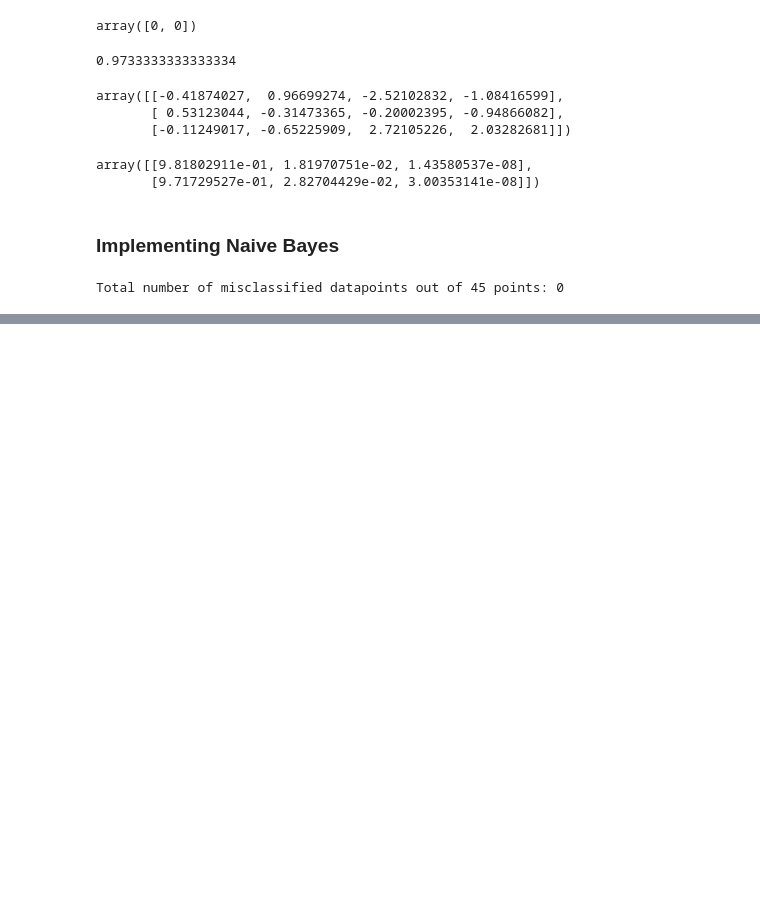
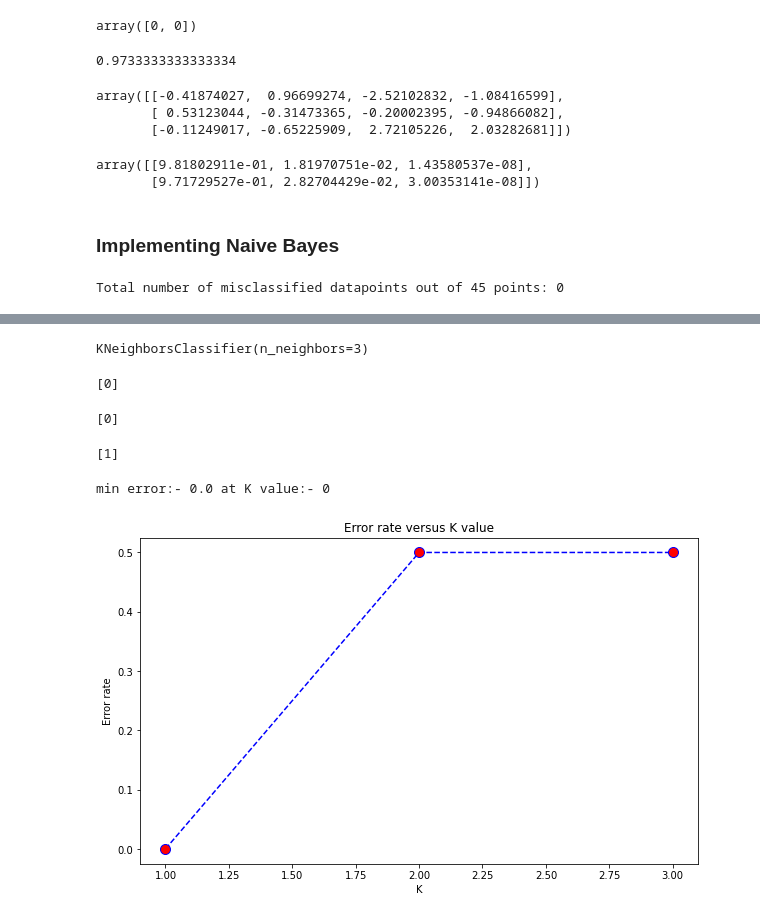
Before and after one commit to snigdhakakkar/ML_Algo_Implementation, a Jupyter notebook: MachineLearningAlgoPracticeSheet.ipynb, the cells around one changed output, grey strips where cells are left out. Saved outputs shown, nothing was run; the diff lists cells and outputs as text; code cells hidden in the pictures; blank space fills up the shorter version.

```diff
--- a/MachineLearningAlgoPracticeSheet.ipynb
+++ b/MachineLearningAlgoPracticeSheet.ipynb
@@ -259,0 +309,46 @@ Total number of misclassified datapoints out of 45 points: 0
+# %%
+X = [[1], [2], [3], [4], [5], [6]]
+y = [0,0,0,0,1,1]
+
+from sklearn.neighbors import KNeighborsClassifier
+neigh = KNeighborsClassifier(n_neighbors = 3)
+neigh.fit(X,y)
+# %% [output]
+KNeighborsClassifier(n_neighbors=3)
+# %%
+print(neigh.predict([[1.4]]))
+# %% [output]
+[0]
+# %%
+print(neigh.predict([[3.7]]))
+# %% [output]
+[0]
+# %%
+print(neigh.predict([[5.4]]))
+# %% [output]
+[1]
+# %%
+### selecting an optimal k value
+from sklearn.neighbors import KNeighborsClassifier
+from sklearn.model_selection import train_test_split
+X_train, X_test, y_train, y_test = train_test_split(X,y, test_size=0.3, random_state=0)
+
+error_rate = []
+for i in range(1,4):
+    knn = KNeighborsClassifier(n_neighbors = i)
+    knn.fit(X_train,y_train)
+    pred_i = knn.predict(X_test)
+    error_rate.append(np.mean(pred_i != y_test))
+# %%
+import matplotlib.pyplot as plt
+%matplotlib inline
+
+plt.figure(figsize=(10,6))
+plt.plot(range(1,4),error_rate, color='blue', linestyle='dashed', marker='o', markerfacecolor='red', markersize=10)
+plt.title('Error rate versus K value')
+plt.xlabel('K')
+plt.ylabel('Error rate')
+print("min error:-", min(error_rate),"at K value:-", error_rate.index(min(error_rate)))
+# %% [output]
+min error:- 0.0 at K value:- 0
+[figure, added]
```
Also changed, not shown: parts of 3 cells of this notebook.
